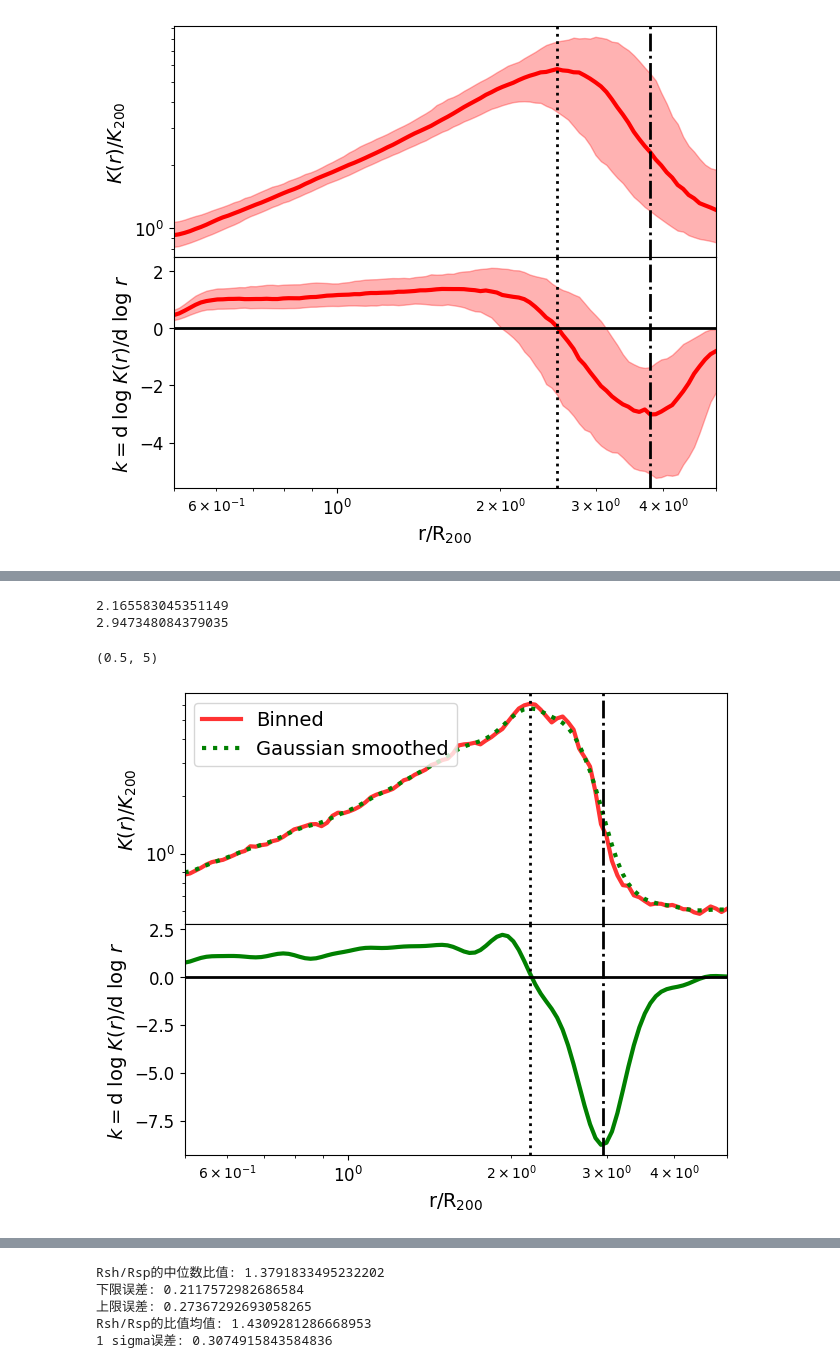
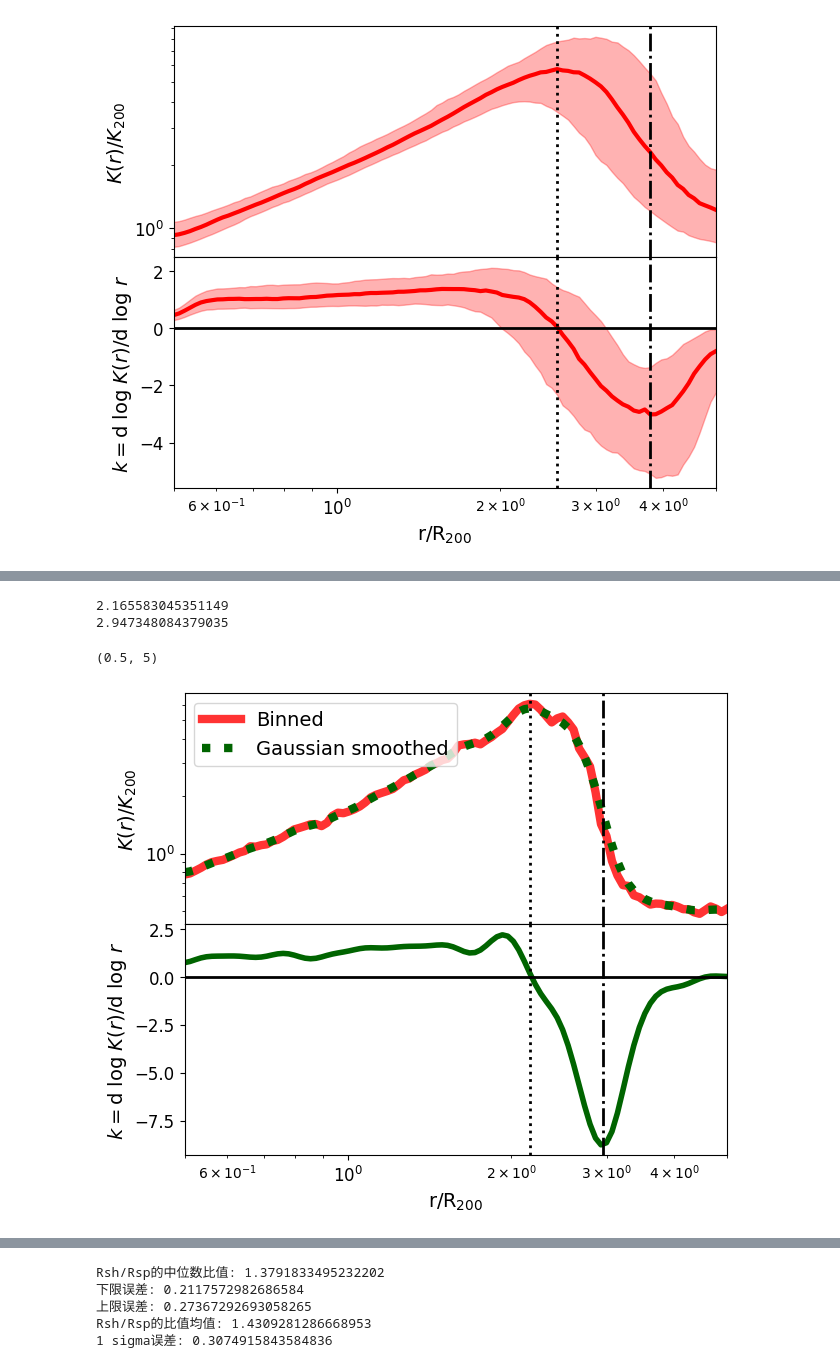
Before and after one commit to ZhangMing-1995/AnalysisTools, a Jupyter notebook: Shock_Radius/TheThreeHundred_7k.ipynb, the cells around one changed output, grey strips where cells are left out. Drawn from its saved outputs; the diff is of its cells as text; code cells hidden in the pictures.

```diff
--- a/Shock_Radius/TheThreeHundred_7k.ipynb
+++ b/Shock_Radius/TheThreeHundred_7k.ipynb
@@ -19,6 +20,8 @@ with open(file_path, 'r') as file:
 
 # DM_density = np.loadtxt('./data/density_profiles_GIZMO_7k_DM.txt')
 DM_density48 = np.loadtxt('/fred/oz009/kwalker/data/TheThreeHundred/ming/density_profiles_DM_100r48a_GIZMO_7k.txt')
+Gas_density48 = np.loadtxt('/fred/oz009/kwalker/data/TheThreeHundred/ming/density_profiles_gas_100r48a_GIZMO_7k.txt')
+Stars_density48 = np.loadtxt('/fred/oz009/kwalker/data/TheThreeHundred/ming/density_profiles_stars_100r48a_GIZMO_7k.txt')
 Gas_density = np.loadtxt('./data/density_profiles_GIZMO_7k_gas.txt')
 Stars_density = np.loadtxt('./data/density_profiles_GIZMO_7k_stars.txt')
 Gas_sph_density = np.loadtxt('./data/density_sph_profiles_GIZMO_7k_gas.txt')
@@ -36,6 +39,12 @@ print(DM_density48)
 DM_density_reshaped = DM_density48.reshape(324, 48, 100)
 DM_density = np.median(DM_density_reshaped, axis=1)
 
+Gas_density_reshaped = Gas_density48.reshape(324, 48, 100)
+Gas_density = np.median(Gas_density_reshaped, axis=1)
+
+Stars_density_reshaped = Stars_density48.reshape(324, 48, 100)
+Stars_density = np.median(Stars_density_reshaped, axis=1)
+
 Gas_entropy_reshaped = Gas_entropy48.reshape(324, 48, 100)
 Gas_entropy = np.median(Gas_entropy_reshaped, axis=1)
 # %% [output]
@@ -294,9 +436,9 @@ ax2 = fig.add_subplot(2, 1, 2)
 
 # for i in range(DM_density.shape[0]):
 for i in range(1):
-    ax1.plot(log_bins, DM_density[i]/rhonorm, color='blue',linewidth=3, alpha=0.8, label='Binned')
+    ax1.plot(log_bins, DM_density[i]/rhonorm, color='blue',linewidth=6, alpha=0.8, label='Binned')
     smoothed_density = gaussian_filter1d(DM_density[i], sigma=2)
-    ax1.plot(log_bins, smoothed_density/rhonorm, color='g', linestyle=':',linewidth=3, alpha=1,label='Gaussian smoothed')
+    ax1.plot(log_bins, smoothed_density/rhonorm, color='orange', linestyle=':',linewidth=6, alpha=1,label='Gaussian smoothed')
     # smoothed_density = savgol_filter(DM_density[i], window_length=15, polyorder=3, deriv=0, delta=0.1)
     log_D = np.log(smoothed_density)
     log_r = np.log(log_bins)
@@ -304,7 +446,7 @@ for i in range(1):
     # ax2.plot(log_bins, d_log_D, color='blue', linestyle='-', linewidth=2.0)
     # smoothed_d_log_D = savgol_filter(d_log_D, window_length=15, polyorder=4, deriv=0, delta=0.01)
     smoothed_d_log_D = gaussian_filter1d(d_log_D, sigma=2)
-    ax2.plot(log_bins, smoothed_d_log_D, color='g', linestyle='-', linewidth=3, alpha=1) # colors[i % len(colors)]
+    ax2.plot(log_bins, smoothed_d_log_D, color='orange', linestyle='-', linewidth=4, alpha=1) # colors[i % len(colors)]
 
     restricted_indices = np.where((log_bins >= 0.55) & (log_bins <= 4.5))[0]
     rr = log_bins[restricted_indices]
@@ -354,17 +496,17 @@ ax2 = fig.add_subplot(2, 1, 2)
 
 # for i in range(Gas_entropy.shape[0]):
 for i in range(1):
-    ax1.plot(log_bins, Gas_entropy[i]/K200[i], color='r',linewidth=3, alpha=0.8, label='Binned')
+    ax1.plot(log_bins, Gas_entropy[i]/K200[i], color='r',linewidth=6, alpha=0.8, label='Binned')
     # smoothed_entropy = savgol_filter(Gas_entropy[i]/K200[i], window_length=15, polyorder=4, deriv=0, delta=0.1)
     smoothed_entropy = gaussian_filter1d(Gas_entropy[i], sigma=2)
-    ax1.plot(log_bins, smoothed_entropy/K200[i], color='g',linestyle=':',linewidth=3, alpha=1,label='Gaussian smoothed')
+    ax1.plot(log_bins, smoothed_entropy/K200[i], color='darkgreen',linestyle=':',linewidth=6, alpha=1,label='Gaussian smoothed')
     log_D = np.log(smoothed_entropy)
     log_r = np.log(log_bins)
     d_log_D = np.gradient(log_D, log_r)
     # ax2.plot(log_bins, d_log_D, color='blue', linestyle='-', linewidth=2.0)
     # smoothed_d_log_D = savgol_filter(d_log_D, window_length=15, polyorder=4, deriv=0, delta=0.01)
     smoothed_d_log_D = gaussian_filter1d(d_log_D, sigma=2)
-    ax2.plot(log_bins, smoothed_d_log_D, color='g', linestyle='-', linewidth=3, alpha=1) # colors[i % len(colors)]
+    ax2.plot(log_bins, smoothed_d_log_D, color='darkgreen', linestyle='-', linewidth=4, alpha=1) # colors[i % len(colors)]
 
     r_range_mask = (log_bins >= 0.55) & (log_bins <= 4.5)
     rgav_1_in_range = log_bins[r_range_mask]
@@ -393,31 +535,31 @@ for i in range(1):
     interp_func = interp1d(log_bins, smoothed_d_log_D, kind='cubic')
     log_bins_dense = np.linspace(r_shock2-0.2, r_shock2+0.1, 500)
     smoothed_d_log_D_dense = interp_func(log_bins_dense)
     max_index = np.argmin(smoothed_d_log_D_dense)
     r_shock2 = log_bins_dense[max_index]
     print(r_shock2)
     ax1.axvline(x=r_shock2, color='black', linestyle='-.', linewidth=2.0)
     ax2.axvline(x=r_shock2, color='black', linestyle='-.', linewidth=2.0)
 
 ax1.set_ylabel(r'$K(r)/K_{200}$', fontsize=14) #/K_{200}
 ax1.set_xscale('log')
 ax1.set_yscale('log')
 ax1.set_xlim(0.5,5)
 ax1.get_xaxis().set_visible(False)
 ax1.tick_params(axis='both', which='major', labelsize=12)
 ax1.legend(fontsize=14,loc='upper left')
 
 ax2.tick_params(axis='both', which='major', labelsize=12)
 ax2.set_xlabel(r'${\rm r/R}_{200}$', fontsize=14)
 ax2.set_ylabel(r'$k = {\rm d~log}~K(r) / {\rm d~log}~r$', fontsize=14)
 ax2.set_xscale('log')
 # ax2.set_yscale('log')
 ax2.set_xlim(0.5,5)
 # ax2.set_ylim(-6,3.5)
 
 # plt.savefig("./figures/GAS_entropy_profile_cluster1.png")
 # %% [output]
 2.165583045351149
 2.947348084379035
 (0.5, 5)
-[figure, old version]
+[figure, new version]
```
Also changed, not shown: parts of 18 cells of this notebook, 2 other files.
